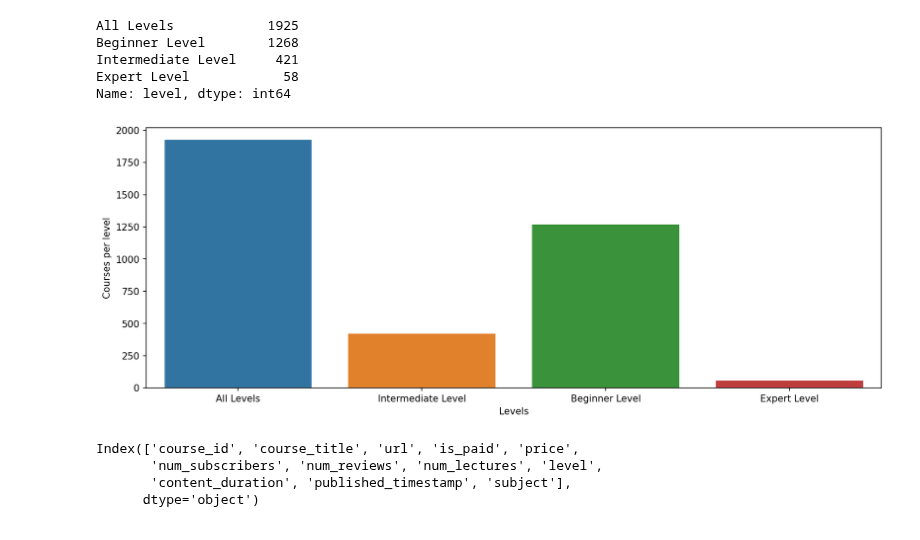
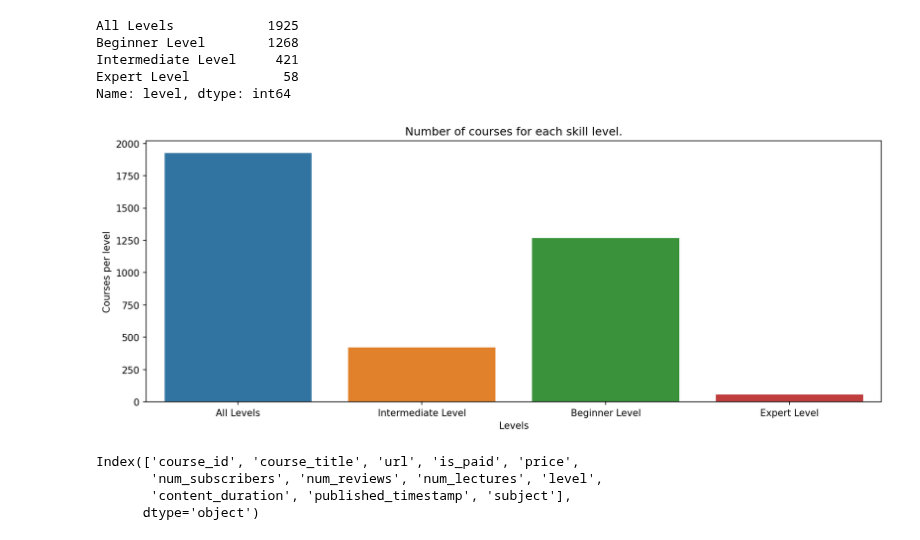
Before and after one commit to rohitcodism/ML-DS, a Jupyter notebook: Projects/Udemy Dataset Analysis/udemy.ipynb, the cells around one changed output. Drawn from its saved outputs; the diff is of its cells as text; code cells hidden in the pictures.

```diff
--- a/Projects/Udemy Dataset Analysis/udemy.ipynb
+++ b/Projects/Udemy Dataset Analysis/udemy.ipynb
@@ -159,12 +239,12 @@ Expert Level            58
 Name: level, dtype: int64
 # %%
 plt.figure(figsize=(14,5), dpi=150)
-sns.countplot(dataset['level'])
+sns.countplot(dataset['level']).set(title='Number of courses for each skill level.')
 plt.xlabel('Levels')
 plt.ylabel('Courses per level')
 plt.show()
 # %% [output]
-[figure, old version]
+[figure, new version]
 # %%
 dataset.columns
 # %% [output]
```
Also changed, not shown: parts of 29 cells of this notebook.
